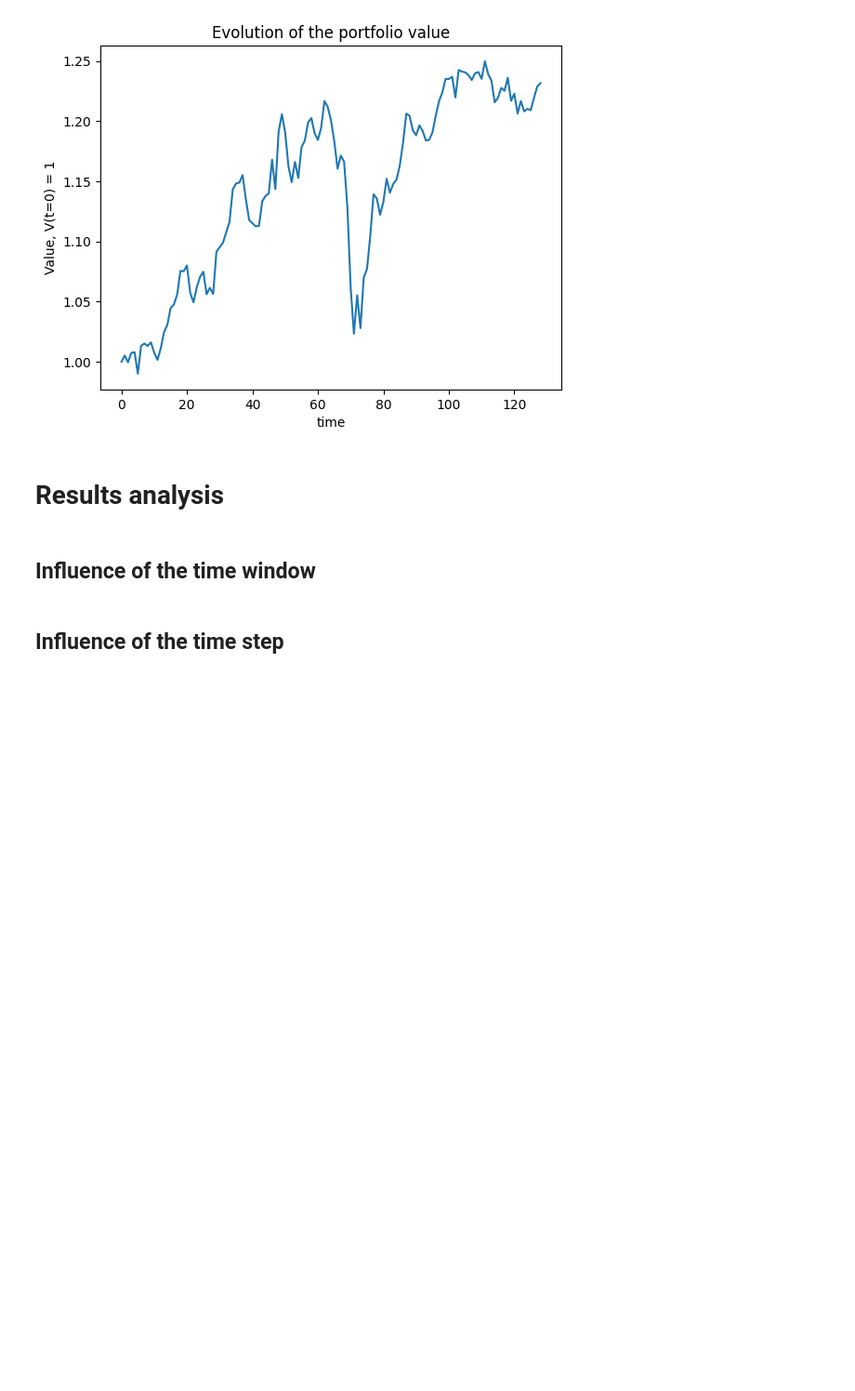
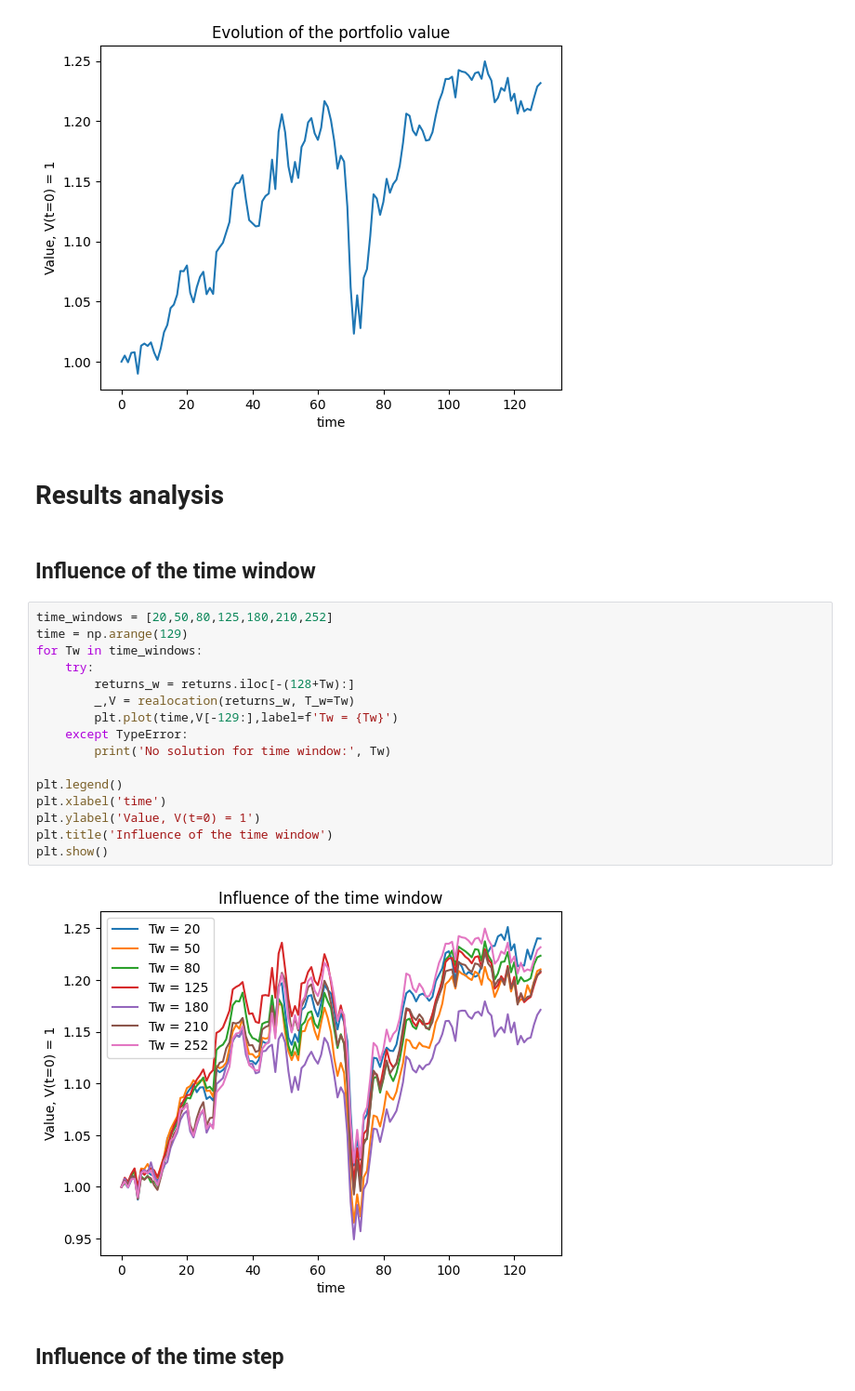
Before and after one commit to Hadrienvnt/Portfolio-Optimisation, a Jupyter notebook: dynamic_weights_allocation - in progress.ipynb, the cells around one changed output. Shown at 93% size. Cells and saved outputs as stored; diff of their text form; blank space fills up the shorter version.

```diff
--- a/dynamic_weights_allocation - in progress.ipynb
+++ b/dynamic_weights_allocation - in progress.ipynb
@@ -157,5 +158,23 @@ plt.show()
 # Results analysis
 # %% [markdown]
 ## Influence of the time window
+# %%
+time_windows = [20,50,80,125,180,210,252]
+time = np.arange(129)
+for Tw in time_windows:
+    try:
+        returns_w = returns.iloc[-(128+Tw):]
+        _,V = realocation(returns_w, T_w=Tw)
+        plt.plot(time,V[-129:],label=f'Tw = {Tw}')
+    except TypeError:
+        print('No solution for time window:', Tw)
+
+plt.legend()
+plt.xlabel('time')
+plt.ylabel('Value, V(t=0) = 1')
+plt.title('Influence of the time window')
+plt.show()
+# %% [output]
+[figure, added]
 # %% [markdown]
 ## Influence of the time step
```
Also changed, not shown: parts of 5 cells of this notebook.
